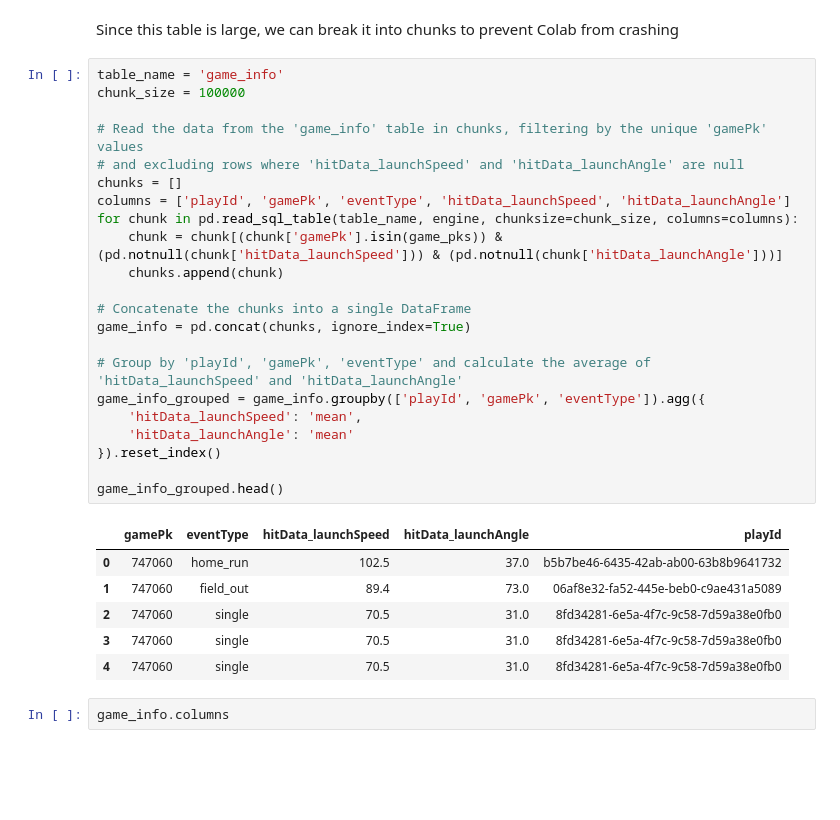
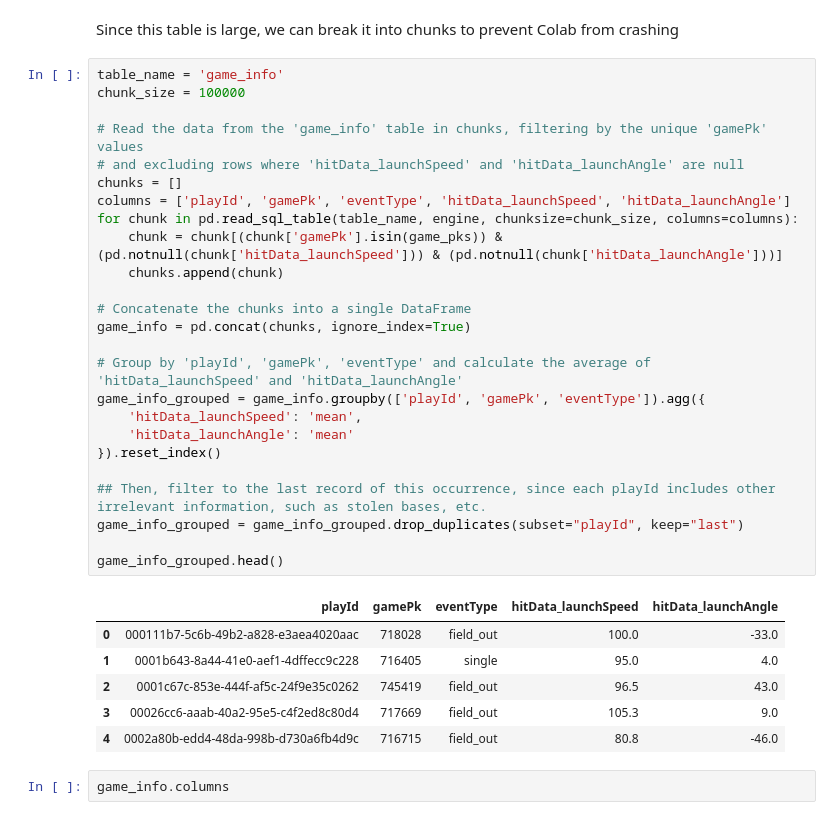
Before and after one commit to dgrifka/baseball_game_simulator, a Jupyter notebook: Base_Model.ipynb, the cells around one changed output. Saved outputs shown, nothing was run; the diff lists cells and outputs as text; blank space fills up the shorter version.

```diff
--- a/Base_Model.ipynb
+++ b/Base_Model.ipynb
@@ -54,32 +55,35 @@ Since this table is large, we can break it into chunks to prevent Colab from cra
 # %%
 table_name = 'game_info'
 chunk_size = 100000
 
 # Read the data from the 'game_info' table in chunks, filtering by the unique 'gamePk' values
 # and excluding rows where 'hitData_launchSpeed' and 'hitData_launchAngle' are null
 chunks = []
 columns = ['playId', 'gamePk', 'eventType', 'hitData_launchSpeed', 'hitData_launchAngle']
 for chunk in pd.read_sql_table(table_name, engine, chunksize=chunk_size, columns=columns):
     chunk = chunk[(chunk['gamePk'].isin(game_pks)) & (pd.notnull(chunk['hitData_launchSpeed'])) & (pd.notnull(chunk['hitData_launchAngle']))]
     chunks.append(chunk)
 
 # Concatenate the chunks into a single DataFrame
 game_info = pd.concat(chunks, ignore_index=True)
 
 # Group by 'playId', 'gamePk', 'eventType' and calculate the average of 'hitData_launchSpeed' and 'hitData_launchAngle'
 game_info_grouped = game_info.groupby(['playId', 'gamePk', 'eventType']).agg({
     'hitData_launchSpeed': 'mean',
     'hitData_launchAngle': 'mean'
 }).reset_index()
 
+## Then, filter to the last record of this occurrence, since each playId includes other irrelevant information, such as stolen bases, etc.
+game_info_grouped = game_info_grouped.drop_duplicates(subset="playId", keep="last")
+
 game_info_grouped.head()
 # %% [output]
-|  | gamePk | eventType | hitData_launchSpeed | hitData_launchAngle | playId |
-| 0 | 747060 | home_run | 102.5 | 37.0 | b5b7be46-6435-42ab-ab00-63b8b9641732 |
-| 1 | 747060 | field_out | 89.4 | 73.0 | 06af8e32-fa52-445e-beb0-c9ae431a5089 |
-| 2 | 747060 | single | 70.5 | 31.0 | 8fd34281-6e5a-4f7c-9c58-7d59a38e0fb0 |
-| 3 | 747060 | single | 70.5 | 31.0 | 8fd34281-6e5a-4f7c-9c58-7d59a38e0fb0 |
-| 4 | 747060 | single | 70.5 | 31.0 | 8fd34281-6e5a-4f7c-9c58-7d59a38e0fb0 |
+|  | playId | gamePk | eventType | hitData_launchSpeed | hitData_launchAngle |
+| 0 | 000111b7-5c6b-49b2-a828-e3aea4020aac | 718028 | field_out | 100.0 | -33.0 |
+| 1 | 0001b643-8a44-41e0-aef1-4dffecc9c228 | 716405 | single | 95.0 | 4.0 |
+| 2 | 0001c67c-853e-444f-af5c-24f9e35c0262 | 745419 | field_out | 96.5 | 43.0 |
+| 3 | 00026cc6-aaab-40a2-95e5-c4f2ed8c80d4 | 717669 | field_out | 105.3 | 9.0 |
+| 4 | 0002a80b-edd4-48da-998b-d730a6fb4d9c | 716715 | field_out | 80.8 | -46.0 |
 # %%
 game_info.columns
 # %% [output]
```
Also changed, not shown: parts of 12 cells of this notebook.
